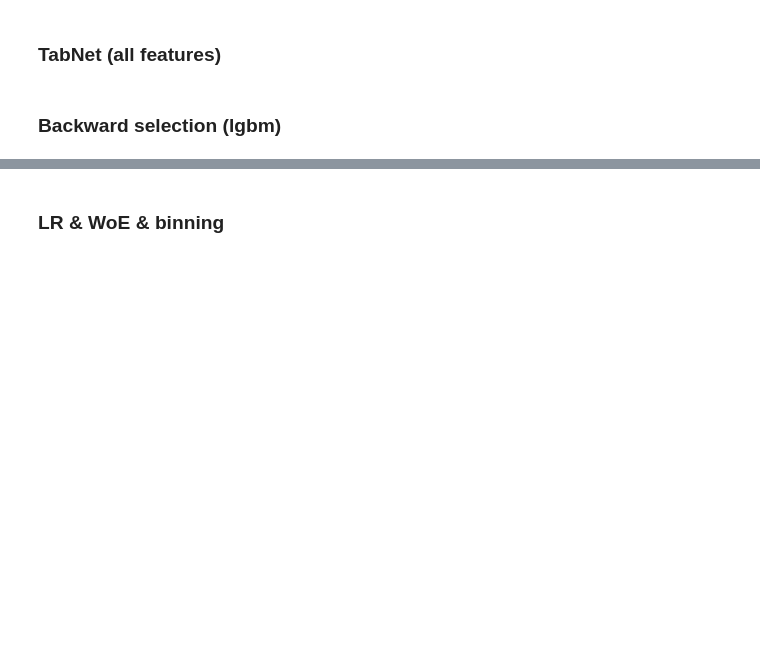
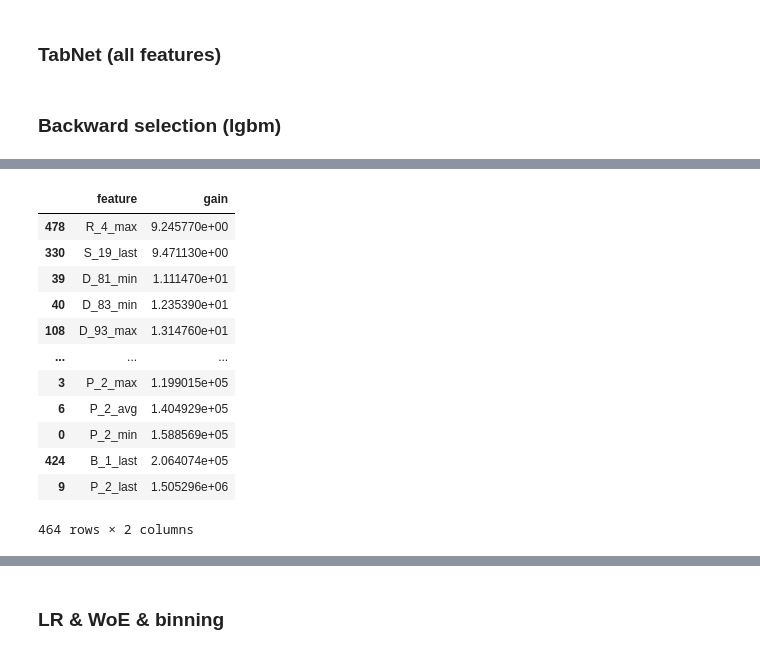
Before and after one commit to korab1ev/amex-default-prediction, a Jupyter notebook: 01. experiments.ipynb, the cells around one changed output, grey strips where cells are left out. Drawn from its saved outputs; the diff is of its cells as text; code cells hidden in the pictures; blank space fills up the shorter version.

```diff
--- a/01. experiments.ipynb
+++ b/01. experiments.ipynb
@@ -180,0 +427,16 @@ if INFERENCE:
+# %%
+list_imp_dfs[1]
+# %% [output]
+|  | feature | gain |
+| 478 | R_4_max | 9.245770e+00 |
+| 330 | S_19_last | 9.471130e+00 |
+| 39 | D_81_min | 1.111470e+01 |
+| 40 | D_83_min | 1.235390e+01 |
+| 108 | D_93_max | 1.314760e+01 |
+| ... | ... | ... |
+| 3 | P_2_max | 1.199015e+05 |
+| 6 | P_2_avg | 1.404929e+05 |
+| 0 | P_2_min | 1.588569e+05 |
+| 424 | B_1_last | 2.064074e+05 |
+| 9 | P_2_last | 1.505296e+06 |
+464 rows × 2 columns
```
Also changed, not shown: parts of 13 cells of this notebook.
